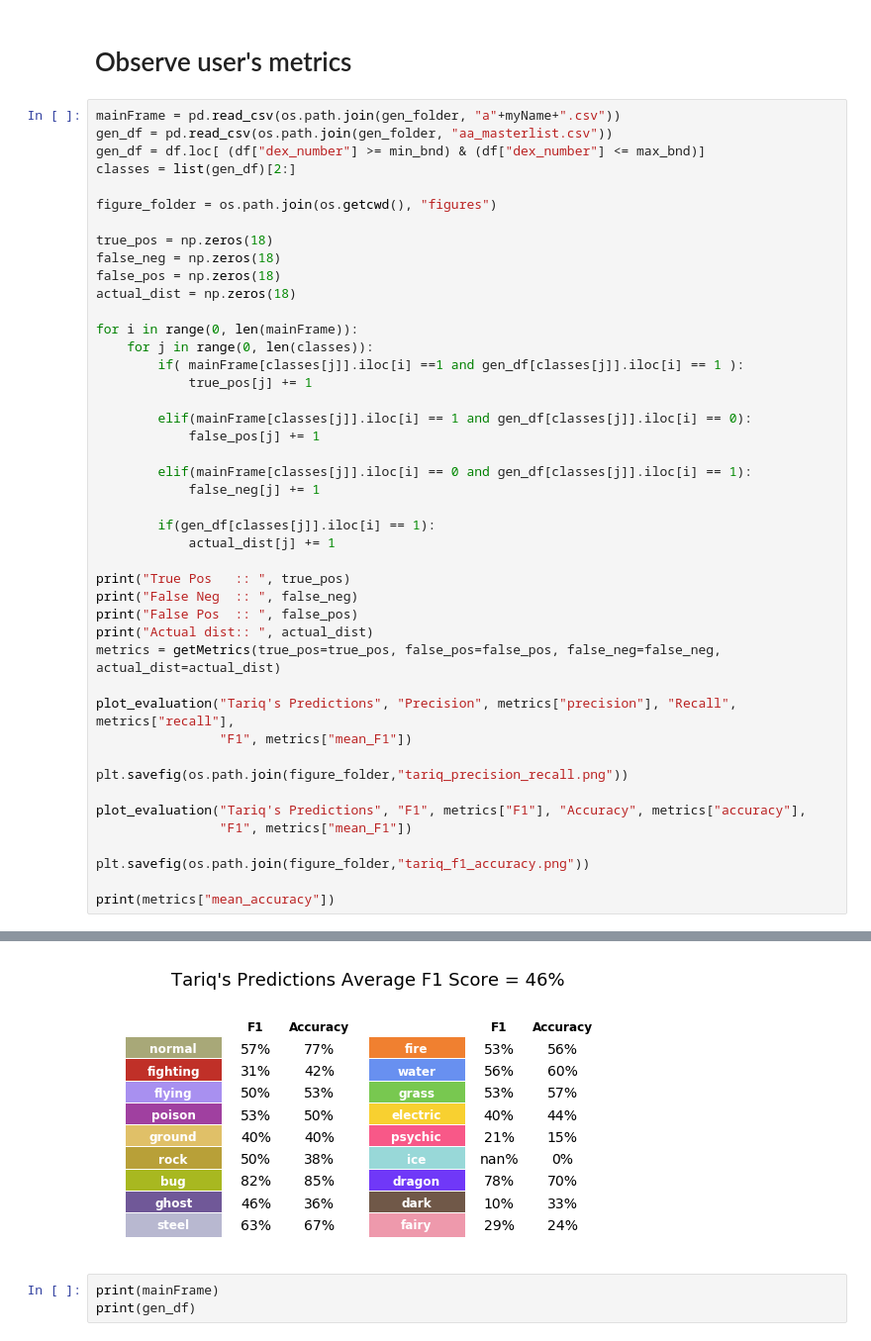
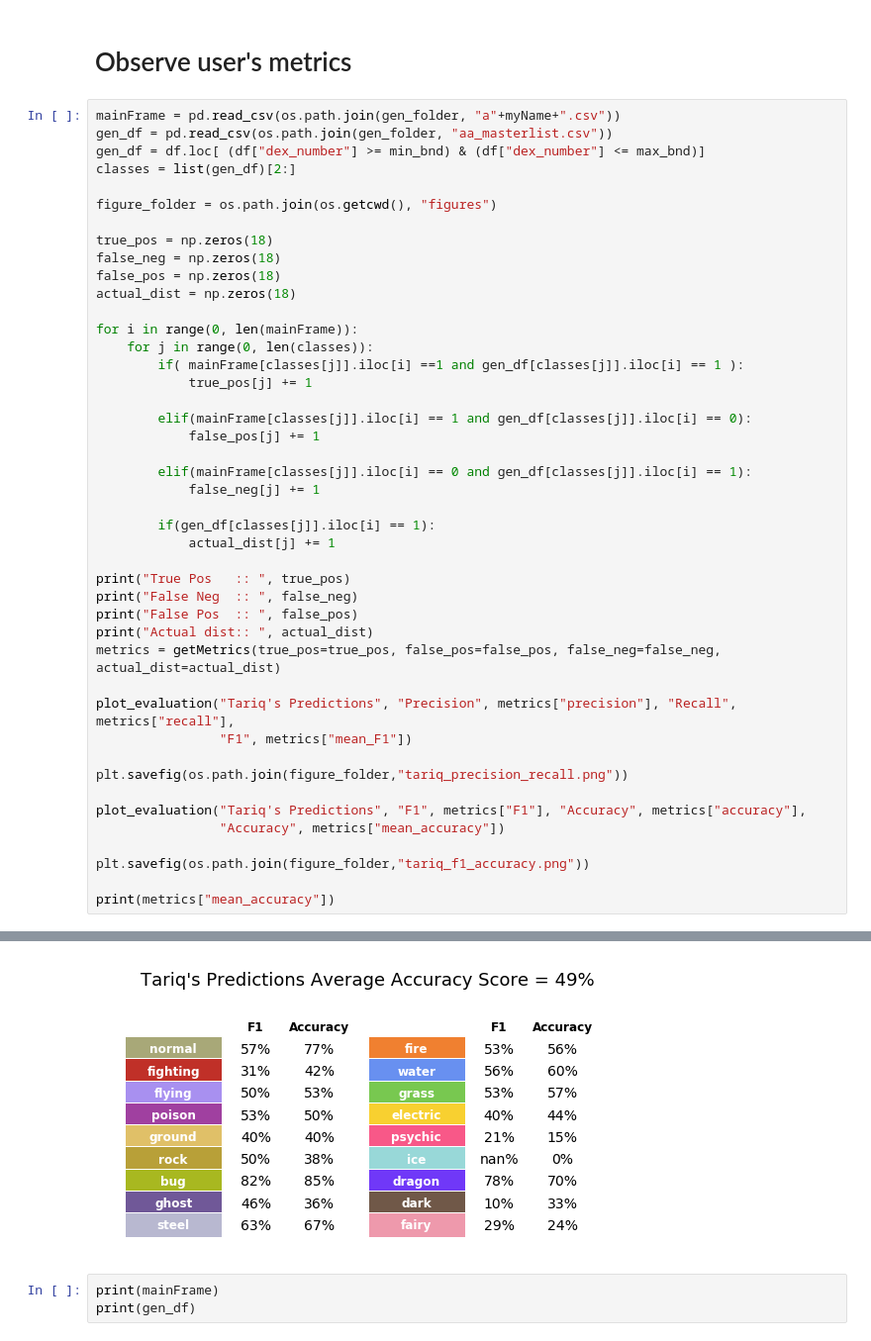
Before and after one commit to tzahroof/PokemonTypeNN, a Jupyter notebook: Bayesian Approximator.ipynb, the cells around one changed output, grey strips where cells are left out. Shown at 99% size. Drawn from its saved outputs; the diff is of its cells as text.

```diff
--- a/Bayesian Approximator.ipynb
+++ b/Bayesian Approximator.ipynb
@@ -240,35 +241,35 @@ for i in range(0, len(mainFrame)):
 
         elif(mainFrame[classes[j]].iloc[i] == 0 and gen_df[classes[j]].iloc[i] == 1):
             false_neg[j] += 1
 
         if(gen_df[classes[j]].iloc[i] == 1):
             actual_dist[j] += 1
 
 print("True Pos   :: ", true_pos)
 print("False Neg  :: ", false_neg)
 print("False Pos  :: ", false_pos)
 print("Actual dist:: ", actual_dist)
 metrics = getMetrics(true_pos=true_pos, false_pos=false_pos, false_neg=false_neg, actual_dist=actual_dist)
 
 plot_evaluation("Tariq's Predictions", "Precision", metrics["precision"], "Recall", metrics["recall"],
                 "F1", metrics["mean_F1"])
 
 plt.savefig(os.path.join(figure_folder,"tariq_precision_recall.png"))
 
 plot_evaluation("Tariq's Predictions", "F1", metrics["F1"], "Accuracy", metrics["accuracy"],
-                "F1", metrics["mean_F1"])
+                "Accuracy", metrics["mean_accuracy"])
 
 plt.savefig(os.path.join(figure_folder,"tariq_f1_accuracy.png"))
 
 print(metrics["mean_accuracy"])
 # %% [output]
 True Pos   ::  [10.  5.  9.  4.  2.  5. 11.  5.  6.  5.  9.  8.  4.  2.  0.  7.  1.  4.]
 False Neg  ::  [ 3.  7.  8.  4.  3.  8.  2.  9.  3.  4.  6.  6.  5. 11.  2.  3.  2. 13.]
 False Pos  ::  [12. 16. 10.  3.  3.  2.  3.  3.  4.  5.  8.  8.  7.  4.  3.  1. 16.  7.]
 Actual dist::  [13. 12. 17.  8.  5. 13. 13. 14.  9.  9. 15. 14.  9. 13.  2. 10.  3. 17.]
 0.49489795918367346
 [figure]
-[figure, old version]
+[figure, new version]
 # %%
 print(mainFrame)
 print(gen_df)
```
Also changed, not shown: parts of 4 cells of this notebook, 15 other files.
